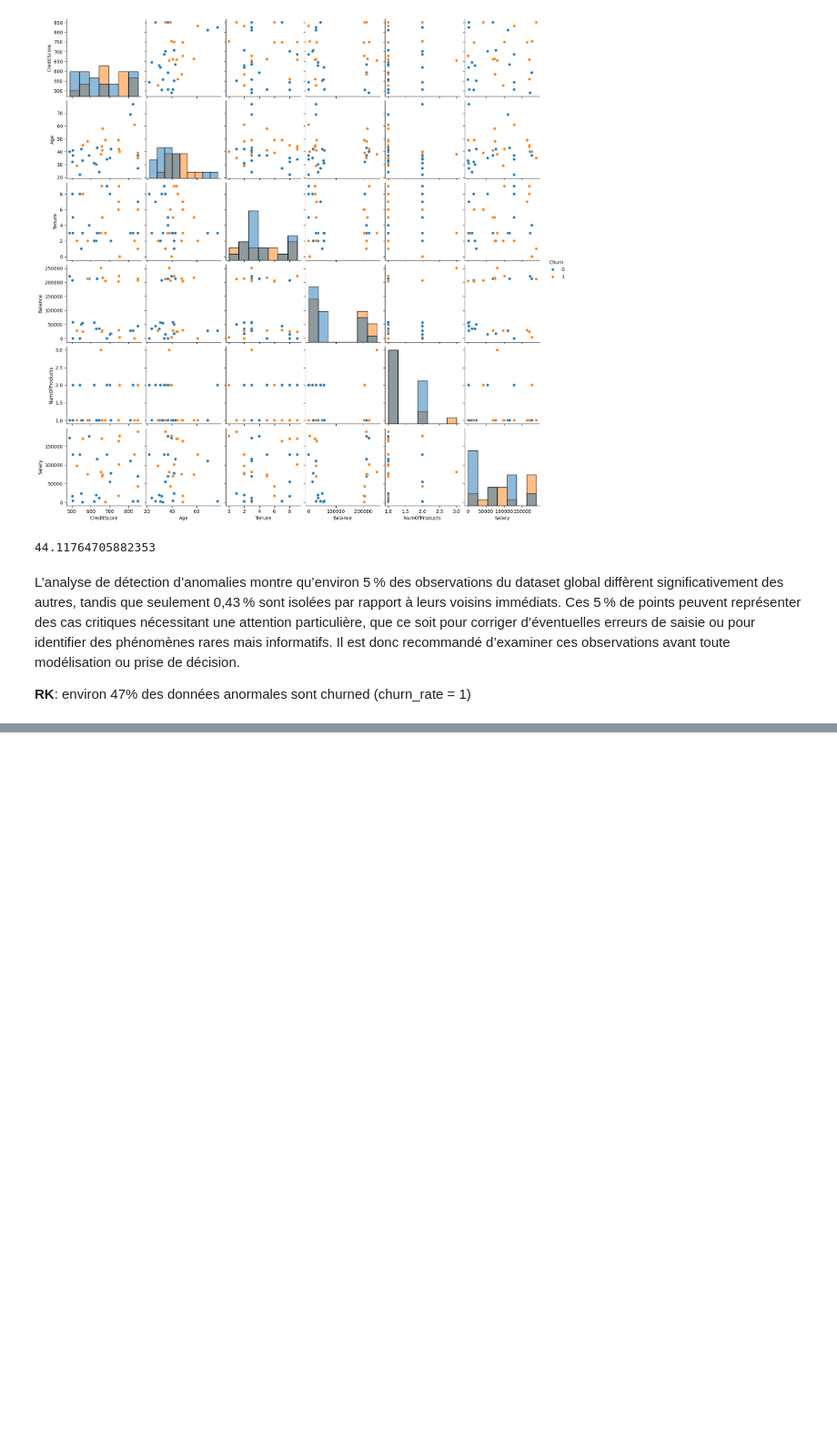
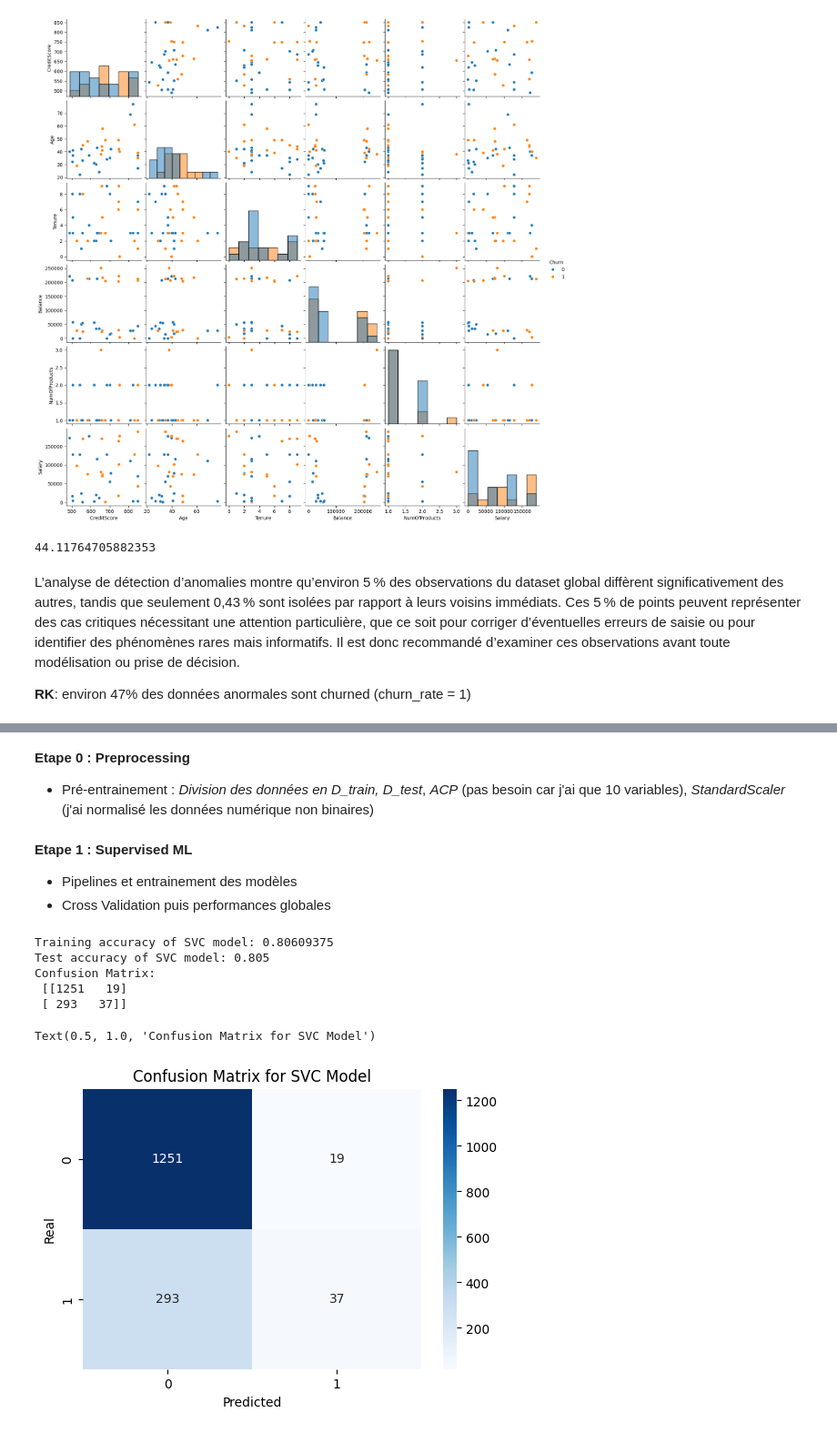
Before and after one commit to Design3Website/MachineLearning_PredictingChurnRate, a Jupyter notebook: Mon_Model.ipynb, the cells around one changed output, grey strips where cells are left out. Shown at 91% size. Drawn from its saved outputs; the diff is of its cells as text; code cells hidden in the pictures; blank space fills up the shorter version.

Commit message:
update : trainig supervised models

```diff
--- a/Mon_Model.ipynb
+++ b/Mon_Model.ipynb
@@ -398,0 +417,5 @@ L’analyse de détection d’anomalies montre qu’environ 5 % des observatio
+# %% [markdown]
+**Etape 0 : Preprocessing**
+
+- Pré-entrainement :
+*Division des données en D_train, D_test*,  *ACP* (pas besoin car j'ai que 10 variables), *StandardScaler* (j'ai normalisé les données numérique non binaires)
@@ -398,0 +451,5 @@ L’analyse de détection d’anomalies montre qu’environ 5 % des observatio
+# %% [markdown]
+**Etape 1 : Supervised ML**
+
+- Pipelines et entrainement des modèles
+- Cross Validation puis performances globales
@@ -398,0 +463,29 @@ L’analyse de détection d’anomalies montre qu’environ 5 % des observatio
+# %%
+# SVC model
+svc = LinearSVC()
+LSVC = svc.fit(X_train, y_train)
+y_pred_train = LSVC.predict(X_train)
+acc_train = accuracy_score(y_pred_train, y_train)
+print('Training accuracy of SVC model:', acc_train)
+
+
+y_pred_svc = LSVC.predict(X_test)
+acc_test = accuracy_score(y_test, y_pred_svc)
+print('Test accuracy of SVC model:', acc_test)
+
+cm=confusion_matrix(y_test, y_pred_svc)
+
+print('Confusion Matrix:\n', cm)
+plt.figure(figsize=(6,4))
+sns.heatmap(cm, annot=True, fmt='d', cmap='Blues')
+plt.xlabel('Predicted')
+plt.ylabel('Real')
+plt.title('Confusion Matrix for SVC Model')
+# %% [output]
+Training accuracy of SVC model: 0.80609375
+Test accuracy of SVC model: 0.805
+Confusion Matrix:
+ [[1251   19]
+ [ 293   37]]
+Text(0.5, 1.0, 'Confusion Matrix for SVC Model')
+[figure, added]
```
Also changed, not shown: parts of 13 cells of this notebook.
